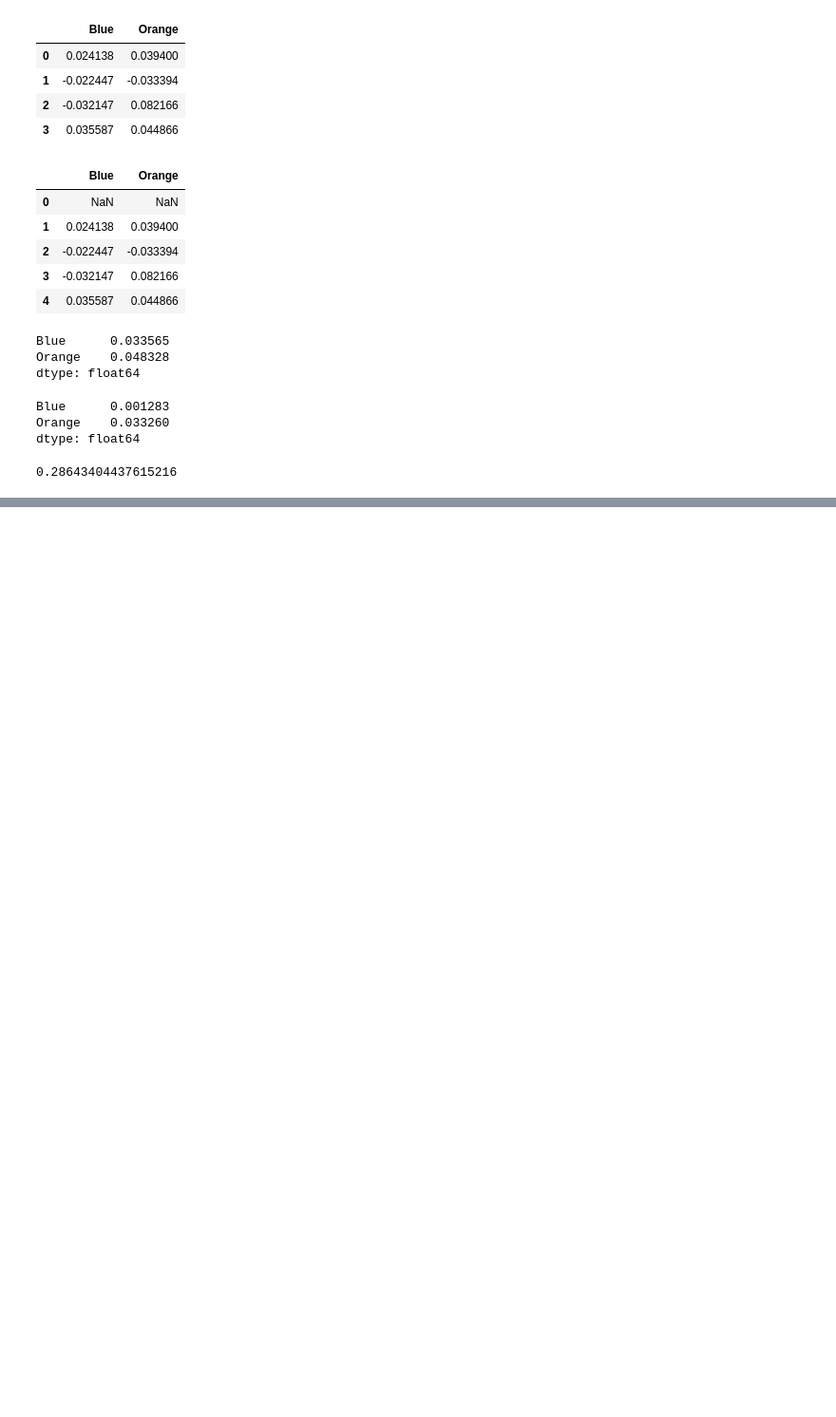
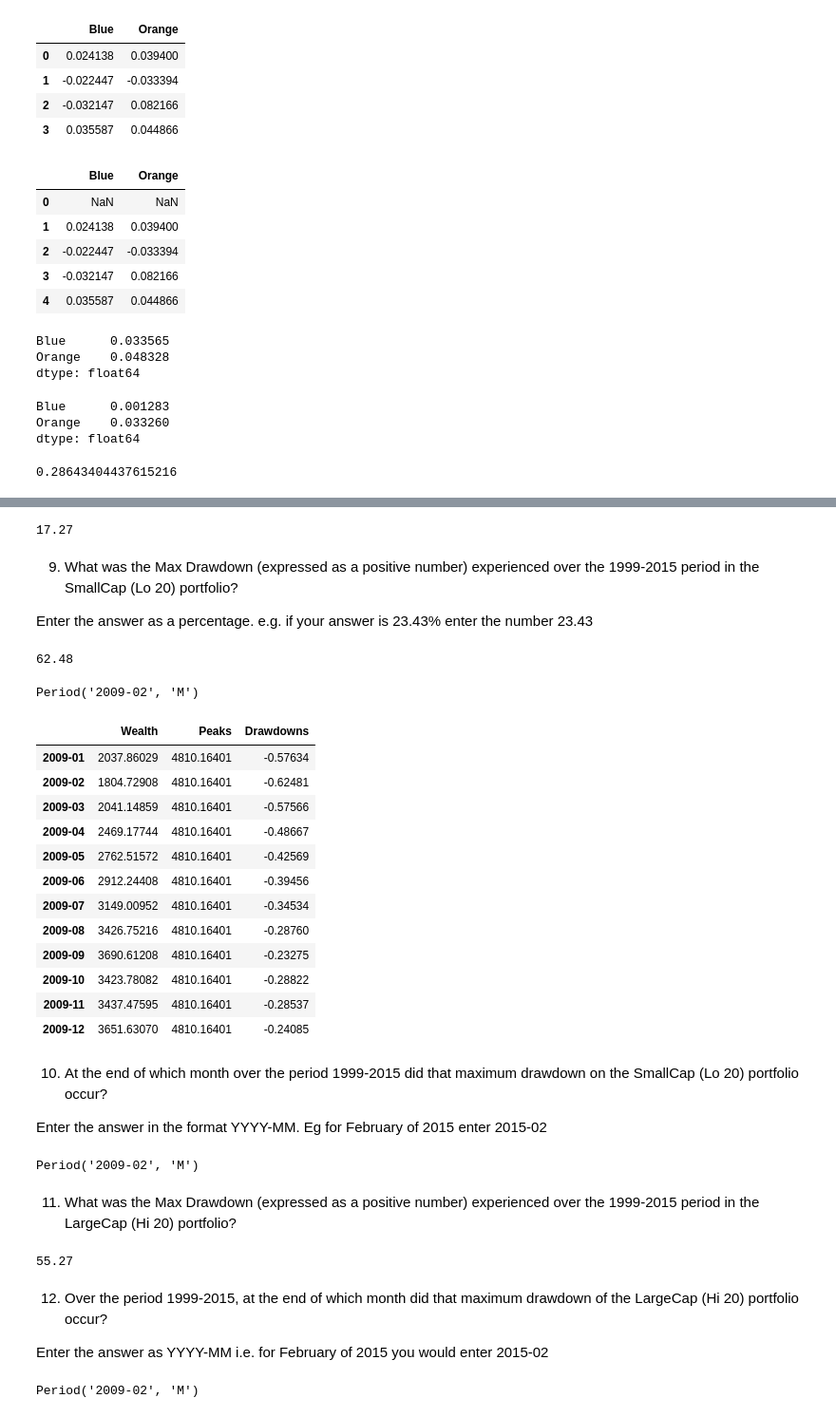
Before and after one commit to allaccountstaken/risk_toolkit, a Jupyter notebook: return.ipynb, the cells around one changed output, grey strips where cells are left out. Shown at 95% size. Cells and saved outputs as stored; diff of their text form; code cells hidden in the pictures; blank space fills up the shorter version.

```diff
--- a/return.ipynb
+++ b/return.ipynb
@@ -56,0 +139,2 @@ rd = 0.001
+# %%
+rets_Lo20_mask = df["Lo 20"]['1999':'2015']
@@ -56,0 +170,8 @@ rd = 0.001
+# %%
+round(rets_Hi20_mask.std() * np.sqrt(12), 2)
+# %% [output]
+17.27
+# %% [markdown]
+9. What was the Max Drawdown (expressed as a positive number) experienced over the 1999-2015 period in the SmallCap (Lo 20) portfolio?
+
+Enter the answer as a percentage. e.g. if your answer is 23.43% enter the number 23.43
@@ -56,0 +180,46 @@ rd = 0.001
+# %%
+round(-rk.compute_drawdown(rets_Lo20_mask/100)['Drawdowns'].min()*100, 2)
+# %% [output]
+62.48
+# %%
+rk.compute_drawdown(rets_Lo20_mask/100)['Drawdowns'].idxmin()
+# %% [output]
+Period('2009-02', 'M')
+# %%
+rk.compute_drawdown(rets_Lo20_mask/100)['2009'].head(12)
+# %% [output]
+|  | Wealth | Peaks | Drawdowns |
+| 2009-01 | 2037.86029 | 4810.16401 | -0.57634 |
+| 2009-02 | 1804.72908 | 4810.16401 | -0.62481 |
+| 2009-03 | 2041.14859 | 4810.16401 | -0.57566 |
+| 2009-04 | 2469.17744 | 4810.16401 | -0.48667 |
+| 2009-05 | 2762.51572 | 4810.16401 | -0.42569 |
+| 2009-06 | 2912.24408 | 4810.16401 | -0.39456 |
+| 2009-07 | 3149.00952 | 4810.16401 | -0.34534 |
+| 2009-08 | 3426.75216 | 4810.16401 | -0.28760 |
+| 2009-09 | 3690.61208 | 4810.16401 | -0.23275 |
+| 2009-10 | 3423.78082 | 4810.16401 | -0.28822 |
+| 2009-11 | 3437.47595 | 4810.16401 | -0.28537 |
+| 2009-12 | 3651.63070 | 4810.16401 | -0.24085 |
+# %% [markdown]
+10. At the end of which month over the period 1999-2015 did that maximum drawdown on the SmallCap (Lo 20) portfolio occur?
+
+Enter the answer in the format YYYY-MM. Eg for February of 2015 enter 2015-02
+# %%
+rk.compute_drawdown(rets_Lo20_mask/100)["Drawdowns"].idxmin()
+# %% [output]
+Period('2009-02', 'M')
+# %% [markdown]
+11. What was the Max Drawdown (expressed as a positive number) experienced over the 1999-2015 period in the LargeCap (Hi 20) portfolio?
+# %%
+round(-rk.compute_drawdown(rets_Hi20_mask/100)["Drawdowns"].min()*100, 2)
+# %% [output]
+55.27
+# %% [markdown]
+12. Over the period 1999-2015, at the end of which month did that maximum drawdown of the LargeCap (Hi 20) portfolio occur?
+
+Enter the answer as YYYY-MM i.e. for February of 2015 you would enter 2015-02
+# %%
+rk.compute_drawdown(rets_Hi20_mask/100)["Drawdowns"].idxmin()
+# %% [output]
+Period('2009-02', 'M')
```
Also changed, not shown: parts of 39 cells of this notebook, 1 other file.
